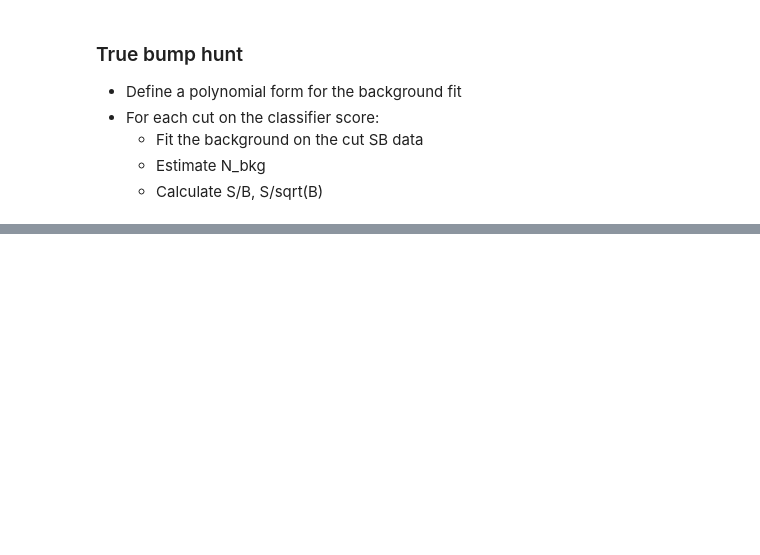
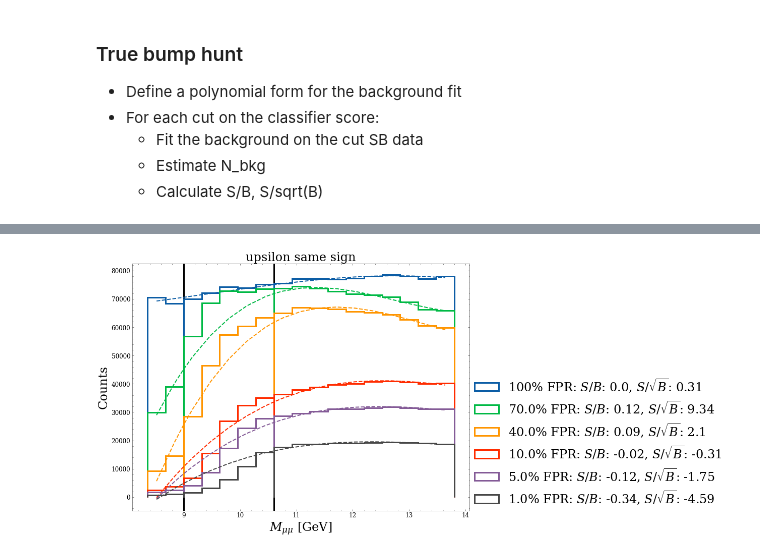
Before and after one commit to hep-lbdl/dimuonAD, a Jupyter notebook: 07_bump_hunt.ipynb, the cells around one changed output, grey strips where cells are left out. Saved outputs shown, nothing was run; the diff lists cells and outputs as text; code cells hidden in the pictures; blank space fills up the shorter version.

```diff
--- a/07_bump_hunt.ipynb
+++ b/07_bump_hunt.ipynb
@@ -334,0 +378,85 @@ chi2/dof: 1.1483195861658697
+# %%
+fit_type = "cubic"
+
+if fit_type == "cubic":
+    p0  = [5000, -20000, 30000, -10000]
+    bkg_fit_function = bkg_fit_cubic
+    n_dof_fit = 4
+
+elif fit_type == "quintic":
+    p0  = [5000, -20000, 30000, -10000, 0, 0]
+    bkg_fit_function = bkg_fit_quintic
+    n_dof_fit = 6
+
+elif fit_type == "ratio":
+    p0  = [1000,1000,0.1]
+    bkg_fit_function = bkg_fit_ratio
+    n_dof_fit = 3
+
+
+plt.figure(figsize = (12, 9))
+#for p, percent in enumerate([100, 80, 60, 40, 20]):
+for p, threshold in enumerate(fpr_thresholds):
+
+    filtered_masses = []
+
+    for i_fold in range(n_folds):
+        """
+        loc_sorted_indices = np.argsort(alt_scores_splits["samesign"][i_fold])
+        loc_sorted_masses = scaler.inverse_transform(np.array(test_events_samesign[:,-1][loc_sorted_indices]).reshape(-1,1))
+
+
+        # grab the top percent of events FROM EACH FOLD
+        loc_num_events_to_take = int(percent*loc_sorted_masses.shape[0]/100)
+        filtered_masses.append(np.array(loc_sorted_masses[-loc_num_events_to_take:]).reshape(-1,1))
+        """
+
+        # get the true masses
+        loc_true_masses = scaler.inverse_transform(test_events_samesign[:,-1].reshape(-1,1))
+        # get the events that pass the score threshold
+        pass_scores = alt_scores_splits["samesign"][i_fold] >= score_cutoffs[i_fold][p]
+        filtered_masses.append(loc_true_masses[pass_scores])
+
+
+    filtered_masses = np.concatenate(filtered_masses)
+
+    popt, pcov, chi2, dof_data, plot_bins_left, plot_bins_right = curve_fit_m_inv(filtered_masses, bkg_fit_function, SB_left, SB_right, SR_left, SR_right, width, p0, remove_edge = True)
+    #print(popt)
+
+    plot_bins = np.concatenate([plot_bins_left, plot_bins_SR, plot_bins_right])
+    plot_centers = 0.5*(plot_bins[1:] + plot_bins[:-1])
+
+    n_dof = dof_data - n_dof_fit
+    print("chi2/dof:", chi2/n_dof)
+
+    plt.plot(plot_centers, bkg_fit_function(plot_centers, *popt), lw = 2, linestyle = "dashed", color = f"C{p}")
+    #plt.scatter(plot_centers, bkg_fit_function(plot_centers, *popt),color = f"C{p}")
+
+
+    num_S_expected_in_SR, num_B_expected_in_SR = calc_significance(filtered_masses, bkg_fit_function, plot_bins_SR, SR_left, SR_right, popt)
+    #print(num_S_expected_in_SR, num_B_expected_in_SR)
+
+    y_err = get_errors_bkg_fit_ratio(popt, pcov, x_SR_center, fit_type)
+    B_error = np.sum(y_err)
+
+    label_string = str(round(100*threshold, 2))+"% FPR: $S/B$: "+str(round(num_S_expected_in_SR/num_B_expected_in_SR,2))+", $S/\sqrt{B}$: "+str(round(num_S_expected_in_SR/np.sqrt(num_B_expected_in_SR+B_error**2),2))
+
+    plt.hist(filtered_masses, bins = plot_bins, lw = 3, histtype = "step", color = f"C{p}",label = label_string)
+
+
+
+
+
+#plt.title(",  ".join(feature_set[:-1])+"\n", fontsize = 18)
+plt.legend(loc = (1, 0), fontsize = 24)
+#plt.yscale("log")
+
+plt.axvline(SR_left, color= "k", lw = 3, zorder = -10)
+plt.axvline(SR_right, color= "k", lw = 3, zorder = -10)
+
+plt.xlabel("$M_{\mu\mu}$ [GeV]", fontsize = 24)
+plt.ylabel("Counts", fontsize = 24)
+plt.title(f"{particle_type} same sign", fontsize = 24)
+
+plt.show()
+# %% [output]
@@ -334,0 +469 @@ chi2/dof: 1.1483195861658697
+[figure, added]
```
Also changed, not shown: parts of 11 cells of this notebook.
